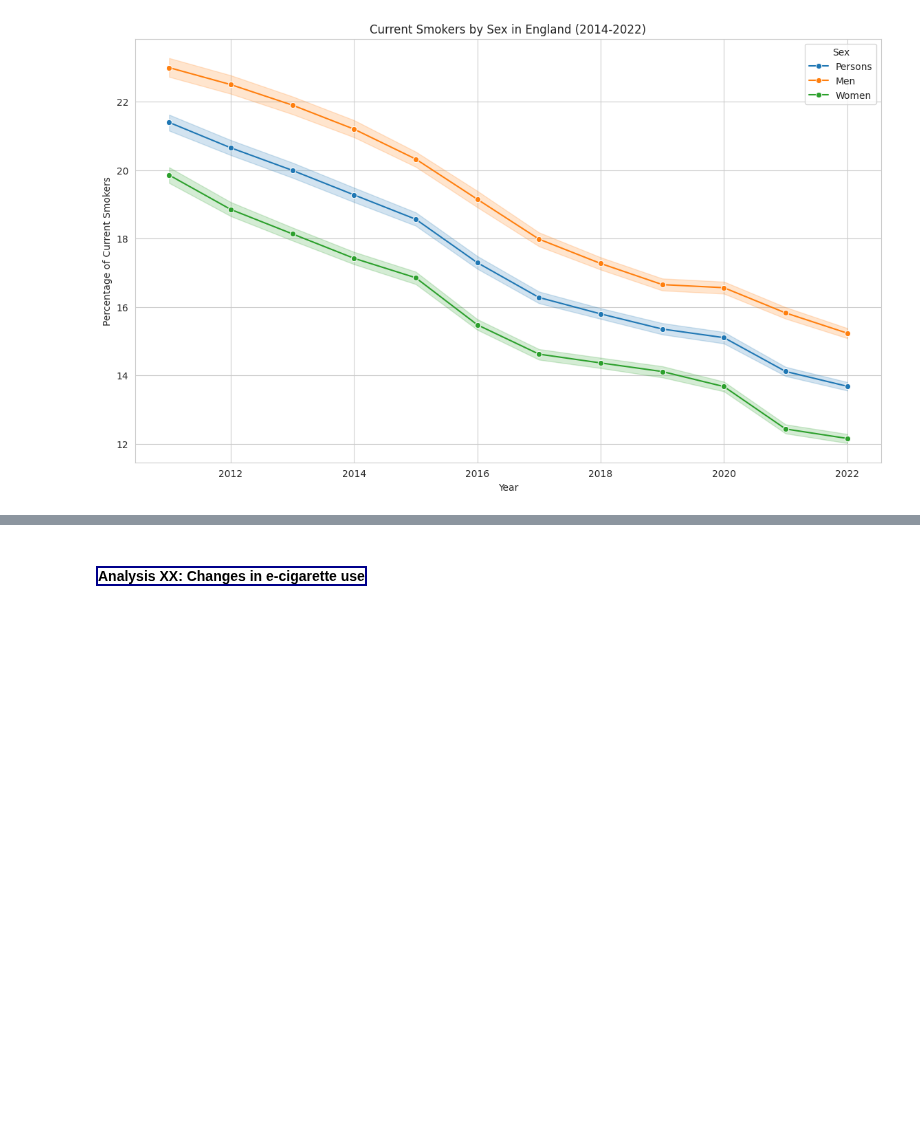
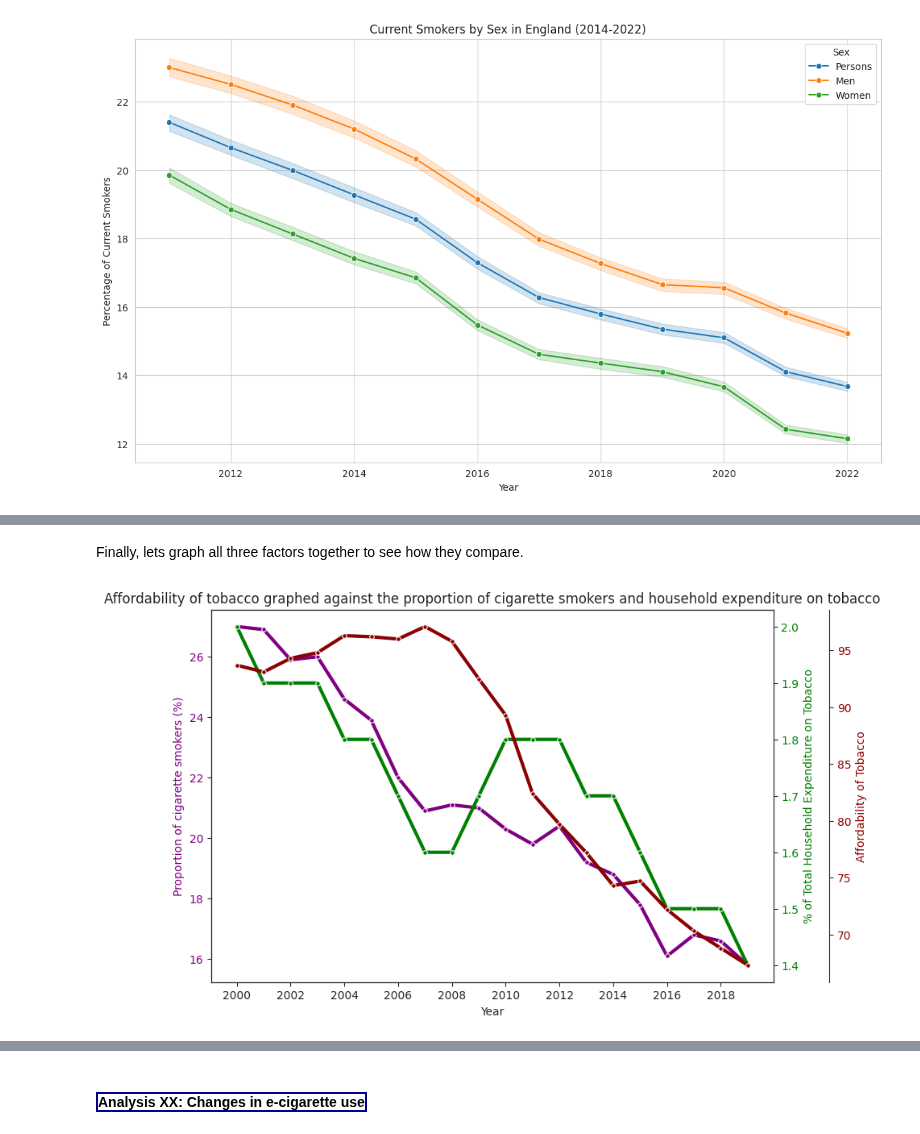
Before and after one commit to rhobaker/Data_Project, a Jupyter notebook: Main_Jupyter_workbook.ipynb, the cells around one changed output, grey strips where cells are left out. Cells and saved outputs as stored; diff of their text form; code cells hidden in the pictures; blank space fills up the shorter version.

```diff
--- a/Main_Jupyter_workbook.ipynb
+++ b/Main_Jupyter_workbook.ipynb
@@ -549,0 +734,22 @@ for category, title in zip(smoking_categories, titles):
+# %% [markdown]
+Finally, lets graph all three factors together to see how they compare.
+# %%
+plt.figure(figsize=(9, 6))
+ax1 = sns.lineplot(x = year['Year'], y = adults_2000['All 16+'], lw=3, marker='o', markersize=4, color='purple')
+ax1.set(xlabel="Year",
+        title="Affordability of tobacco graphed against the proportion of cigarette smokers and household expenditure on tobacco")
+ax1.set_ylabel("Proportion of cigarette smokers (%)", color = 'purple')
+ax1.tick_params(axis='y', labelcolor='purple')
+sns.set_style("ticks")
+plt.xticks([2000,2002,2004,2006,2008,2010,2012,2014,2016,2018])
+ax2 = ax1.twinx()
+ax2.set_ylabel("% of Total Household Expenditure on Tobacco", color = 'green')
+ax2= sns.lineplot(x = year['Year'], y = expenditure_2000['Tobacco Expenditure (%)'], lw=3, marker='o', markersize=4, color = "green")
+ax2.tick_params(axis='y', labelcolor='green')
+ax3 = ax1.twinx()
+ax3.set_ylabel("Affordability of Tobacco", color = 'darkred')
+ax3= sns.lineplot(x = year['Year'], y = afford_2000['Tobacco Affordability Index'], lw=3, marker='o', markersize=4, color = "darkred")
+ax3.tick_params(axis='y', labelcolor='darkred')
+ax3.spines.right.set_position(("axes", 1.1))
+# %% [output]
+[figure, added]
```
Also changed, not shown: parts of 36 cells of this notebook.
